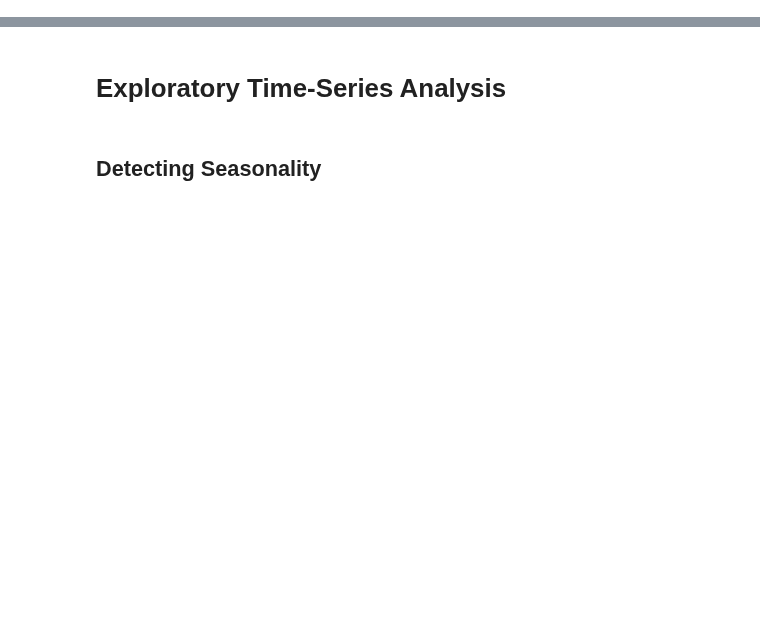
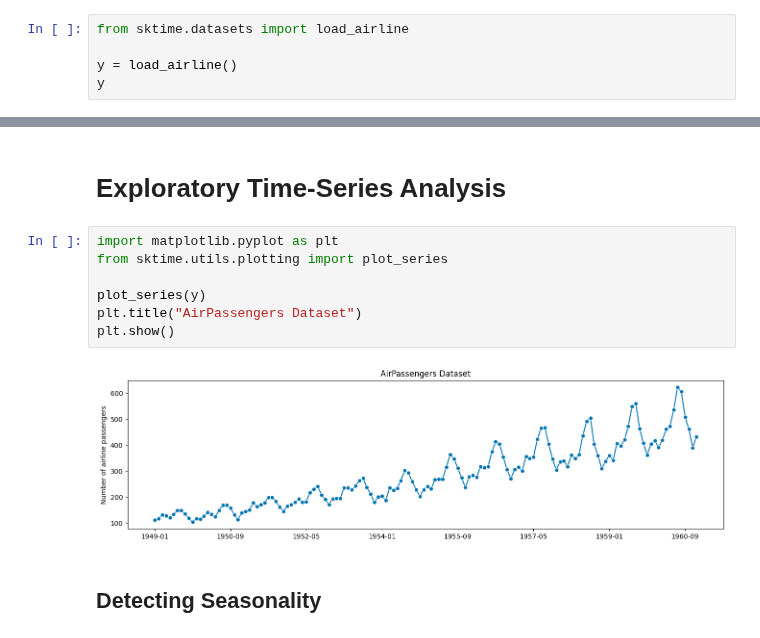
Before and after one commit to smortezah/portfolio, a Jupyter notebook: time-series/sktime.ipynb, the cells around one changed output, grey strips where cells are left out. Saved outputs shown, nothing was run; the diff lists cells and outputs as text; blank space fills up the shorter version.

Commit message:
Added sktime

```diff
--- a/time-series/sktime.ipynb
+++ b/time-series/sktime.ipynb
@@ -9,2 +7,7 @@ DEPRECATION: textract 1.6.5 has a non-standard dependency specifier extract-msg<
 # %% [markdown]
 # Data
+# %%
+from sktime.datasets import load_airline
+
+y = load_airline()
+y
@@ -11,4 +28,13 @@ DEPRECATION: textract 1.6.5 has a non-standard dependency specifier extract-msg<
 # %% [markdown]
 # Exploratory Time-Series Analysis
+# %%
+import matplotlib.pyplot as plt
+from sktime.utils.plotting import plot_series
+
+plot_series(y)
+plt.title("AirPassengers Dataset")
+plt.show()
+# %% [output]
+[figure, added]
 # %% [markdown]
 ## Detecting Seasonality
```
Also changed, not shown: parts of 19 cells of this notebook.
